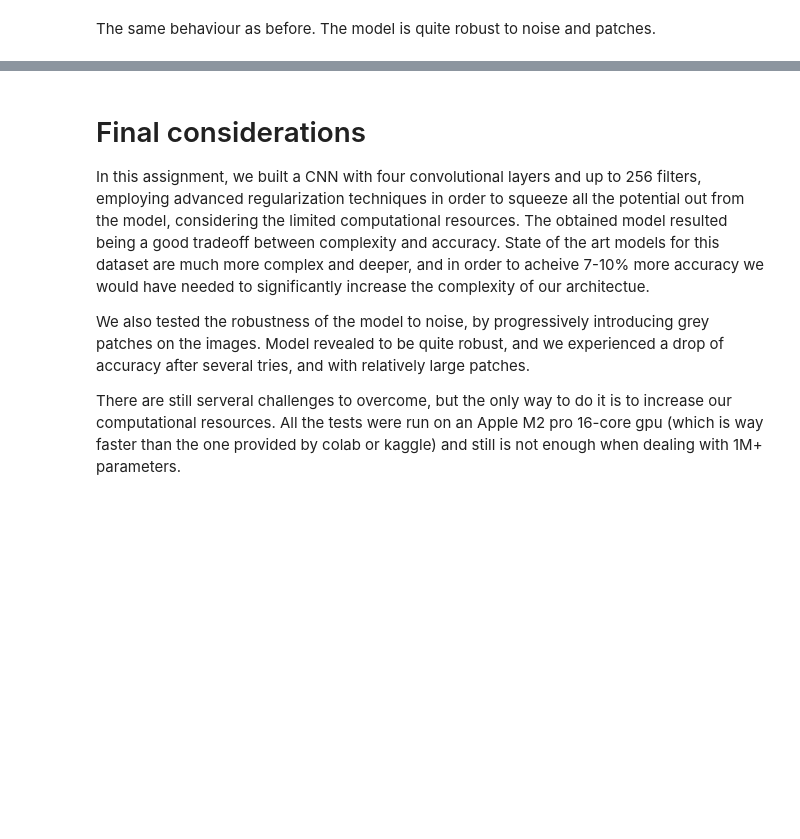
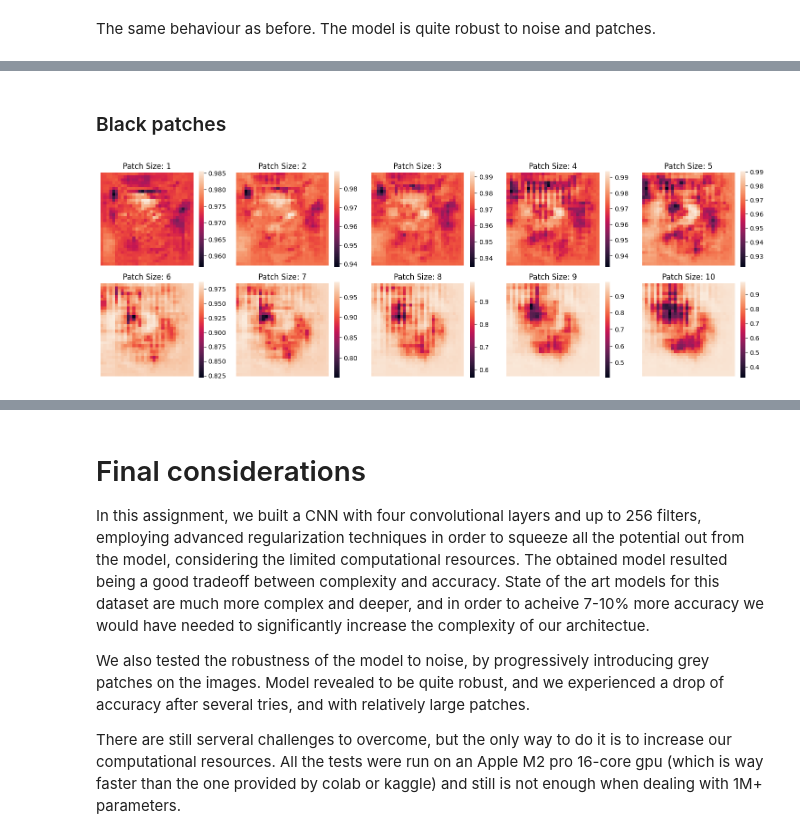
Before and after one commit to vornao/ispr-assignments, a Jupyter notebook: assignment-three/ispr-assignment-3-2.ipynb, the cells around one changed output, grey strips where cells are left out. Drawn from its saved outputs; the diff is of its cells as text; code cells hidden in the pictures; blank space fills up the shorter version.

```diff
--- a/assignment-three/ispr-assignment-3-2.ipynb
+++ b/assignment-three/ispr-assignment-3-2.ipynb
@@ -1230,0 +1301,21 @@ The same behaviour as before. The model is quite robust to noise and patches.
+# %% [markdown]
+### Black patches
+# %%
+fig, axs = plt.subplots(2, 5, figsize=(15, 5))
+
+# black
+for i in range(10):
+    predictions = slide_patch(images["cat"][0], patch_size=i + 1, pixel_color=0)
+    sns.heatmap(
+        predictions,
+        cbar=True,
+        xticklabels=False,
+        yticklabels=False,
+        ax=axs[i // 5, i % 5],
+        square=True,
+    )
+    axs[i // 5, i % 5].set_title(f"Patch Size: {i + 1}")
+
+fig.tight_layout()
+# %% [output]
+[figure, added]
```
Also changed, not shown: parts of 11 cells of this notebook.
